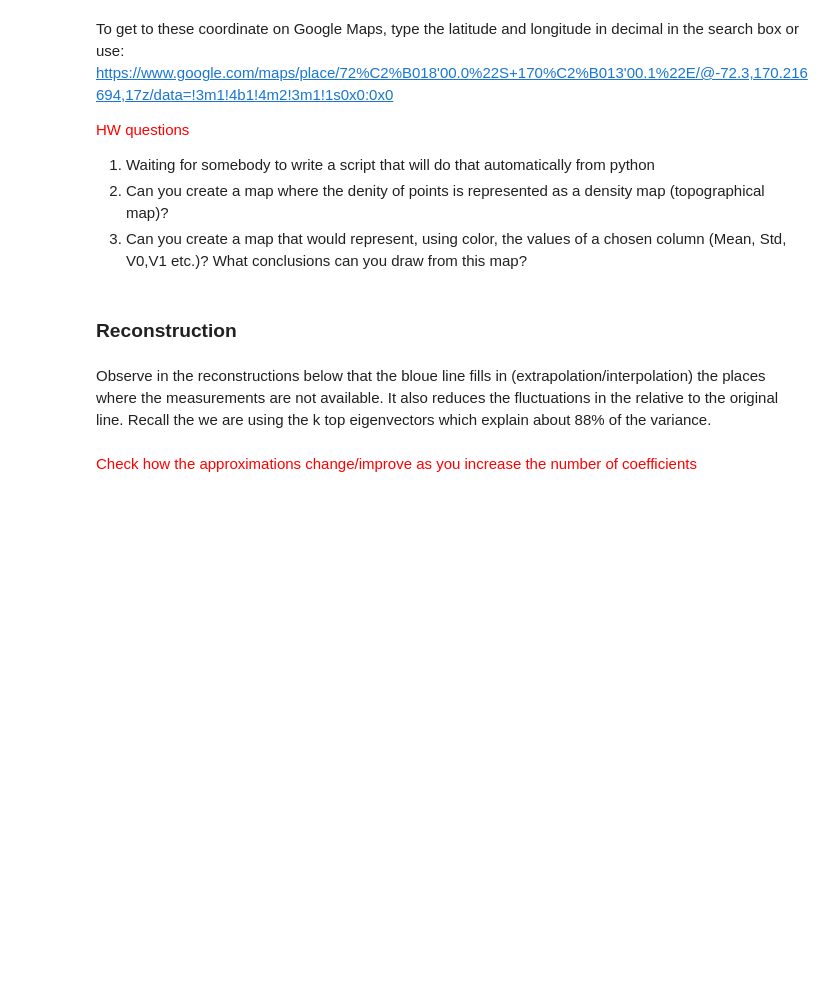
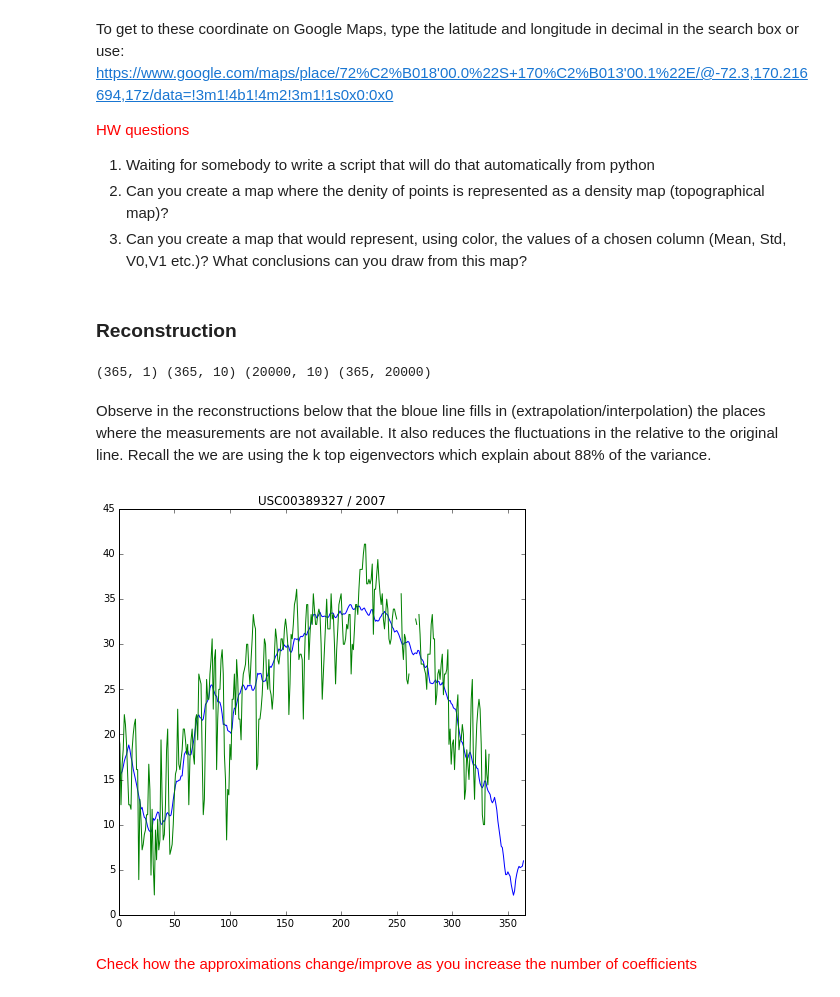
Before and after one commit to chetangandotra/DSE200-notebooks, a Jupyter notebook: day_3_models_and_learning/02_Weather Analysis.ipynb, the cells around one changed output. Cells and saved outputs as stored; diff of their text form; code cells hidden in the pictures; blank space fills up the shorter version.

```diff
--- a/day_3_models_and_learning/02_Weather Analysis.ipynb
+++ b/day_3_models_and_learning/02_Weather Analysis.ipynb
@@ -361,11 +559,18 @@ https://www.google.com/maps/place/72%C2%B018'00.0%22S+170%C2%B013'00.1%22E/@-72.
 3. Can you create a map that would represent, using color, the values of a chosen column (Mean, Std, V0,V1 etc.)? What conclusions can you draw from this map?
 # %% [markdown]
 ### Reconstruction ###
+# %%
+shape(Mean)
+KMean=np.array(Mean)
 # %%
-Mean=np.array([Mean]).transpose()
-print shape(Mean), shape(Eig), shape(Prod), shape(Eig*Prod.transpose())
+k=10
+Keig=Eig[:,:k]
+Kprod=Prod[:,:k]
+print shape(KMean), shape(Keig), shape(Kprod), shape(Eig*Prod.transpose())
+# %% [output]
+(365, 1) (365, 10) (20000, 10) (365, 20000)
 # %%
-Recon=Eig*Prod.transpose()+Mean
+Recon=Keig*Kprod.transpose()+KMean
 def plot_reconstructions(selection,rows=2,columns=7,size=3):
     plt.figure(figsize=(columns*size,rows*size),dpi=300)
     j=0;
@@ -380,7 +585,9 @@ def plot_reconstructions(selection,rows=2,columns=7,size=3):
 # %% [markdown]
 Observe in the reconstructions below that the bloue line fills in (extrapolation/interpolation) the places where the measurements are not available. It also reduces the fluctuations in the relative to the original line. Recall the we are using the k top eigenvectors which explain about 88% of the variance.
 # %%
-plot_reconstructions(range(1000,1004),rows=2,columns=2,size=8)
+plot_reconstructions([2012],rows=2,columns=2,size=8)
+# %% [output]
+[figure, added]
 # %% [markdown]
 <span style="color:red"> Check how the approximations change/improve as you increase the number of coefficients</span>
 # %%
```
Also changed, not shown: parts of 36 cells of this notebook.
